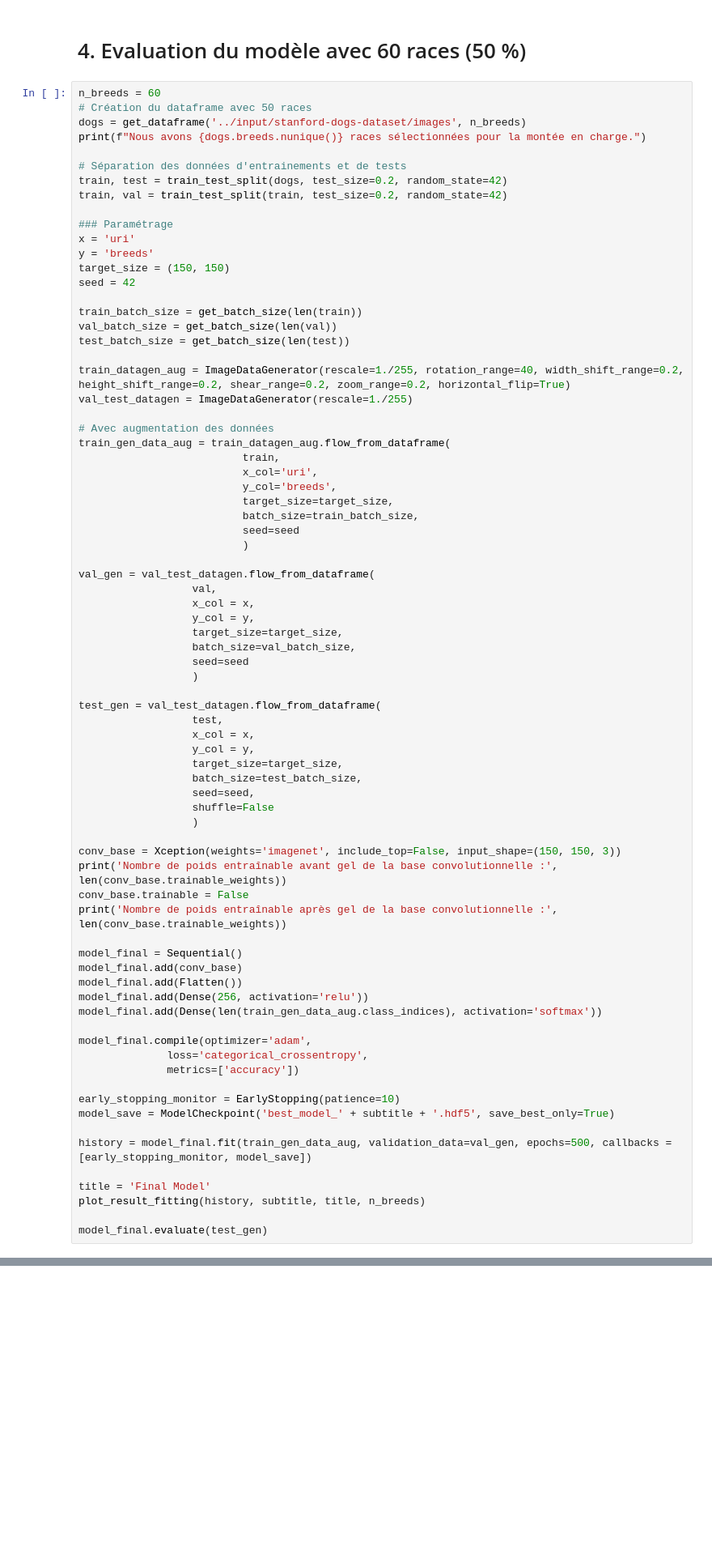
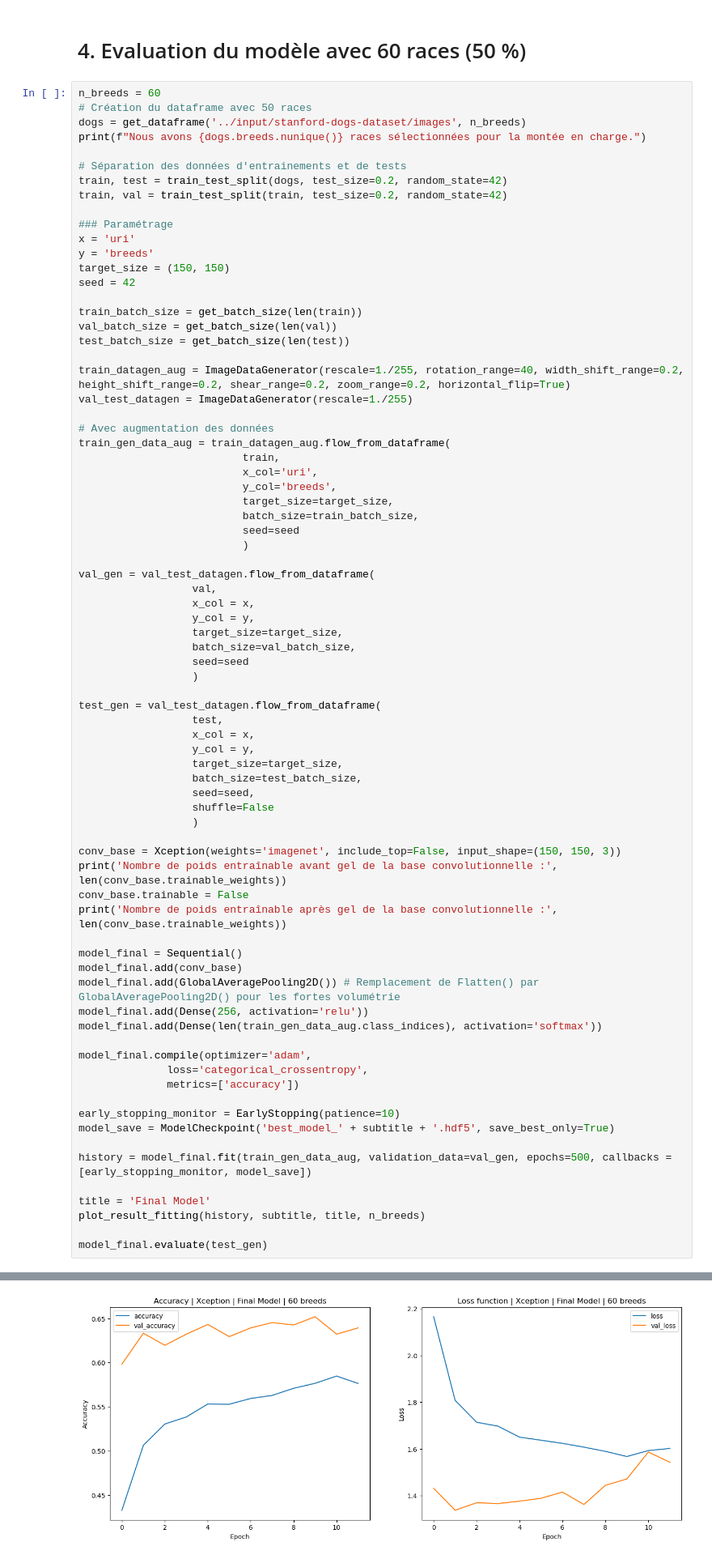
Before and after one commit to Adrian1903/Classez-des-images-l-aide-d-algorithmes-de-Deep-Learning, a Jupyter notebook: dev/04_cnn_transfer_learning_xception.ipynb, the cells around one changed output, grey strips where cells are left out. Shown at 81% size. Drawn from its saved outputs; the diff is of its cells as text; blank space fills up the shorter version.

```diff
--- a/dev/04_cnn_transfer_learning_xception.ipynb
+++ b/dev/04_cnn_transfer_learning_xception.ipynb
@@ -521,7 +468,7 @@ print('Nombre de poids entraînable après gel de la base convolutionnelle :', l
 
 model_final = Sequential()
 model_final.add(conv_base)
-model_final.add(Flatten())
+model_final.add(GlobalAveragePooling2D()) # Remplacement de Flatten() par GlobalAveragePooling2D() pour les fortes volumétrie
 model_final.add(Dense(256, activation='relu'))
 model_final.add(Dense(len(train_gen_data_aug.class_indices), activation='softmax'))
 
@@ -538,3 +485,4 @@ title = 'Final Model'
 plot_result_fitting(history, subtitle, title, n_breeds)
 
 model_final.evaluate(test_gen)
+# %% [output]
@@ -540,0 +507 @@ model_final.evaluate(test_gen)
+[figure, added]
```
Also changed, not shown: parts of 14 cells of this notebook.
